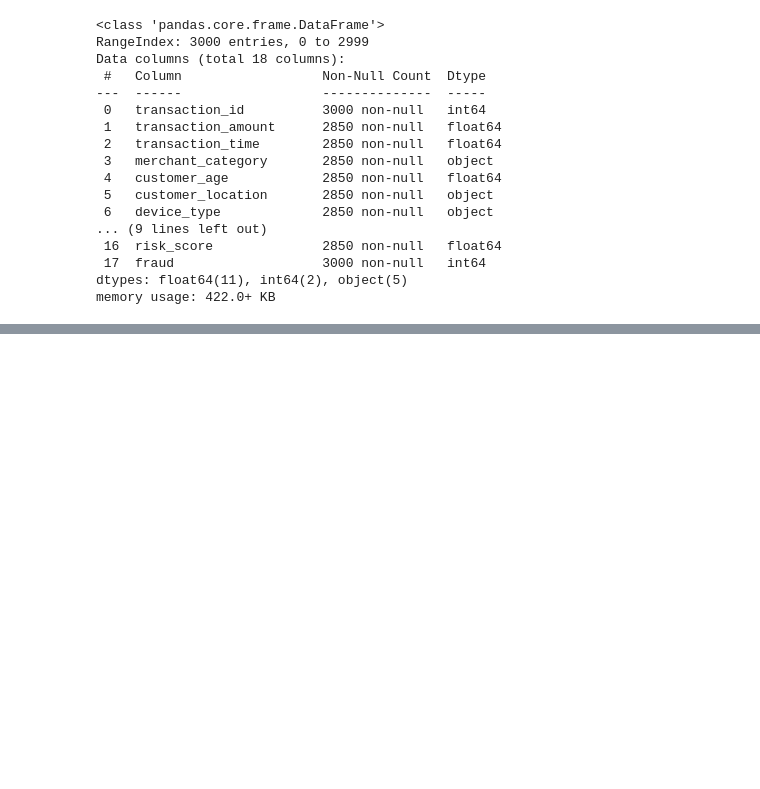
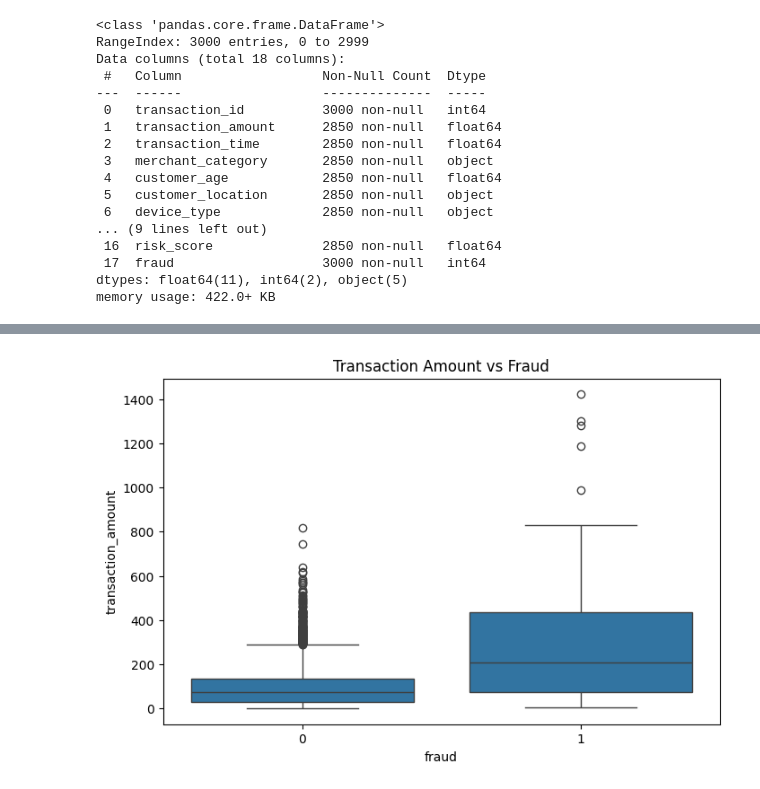
Before and after one commit to Arif-miad/credit_card_fraud_classification_system_v1, a Jupyter notebook: notebooks/preprocessing.ipynb, the cells around one changed output, grey strips where cells are left out. Saved outputs shown, nothing was run; the diff lists cells and outputs as text; code cells hidden in the pictures; blank space fills up the shorter version.

```diff
--- a/notebooks/preprocessing.ipynb
+++ b/notebooks/preprocessing.ipynb
@@ -35,0 +114,7 @@ memory usage: 422.0+ KB
+# %%
+plt.figure(figsize=(8,5))
+sns.boxplot(x='fraud', y='transaction_amount', data=df)
+plt.title("Transaction Amount vs Fraud")
+plt.show()
+# %% [output]
+[figure, added]
```
Also changed, not shown: parts of 21 cells of this notebook, 5 other files.
